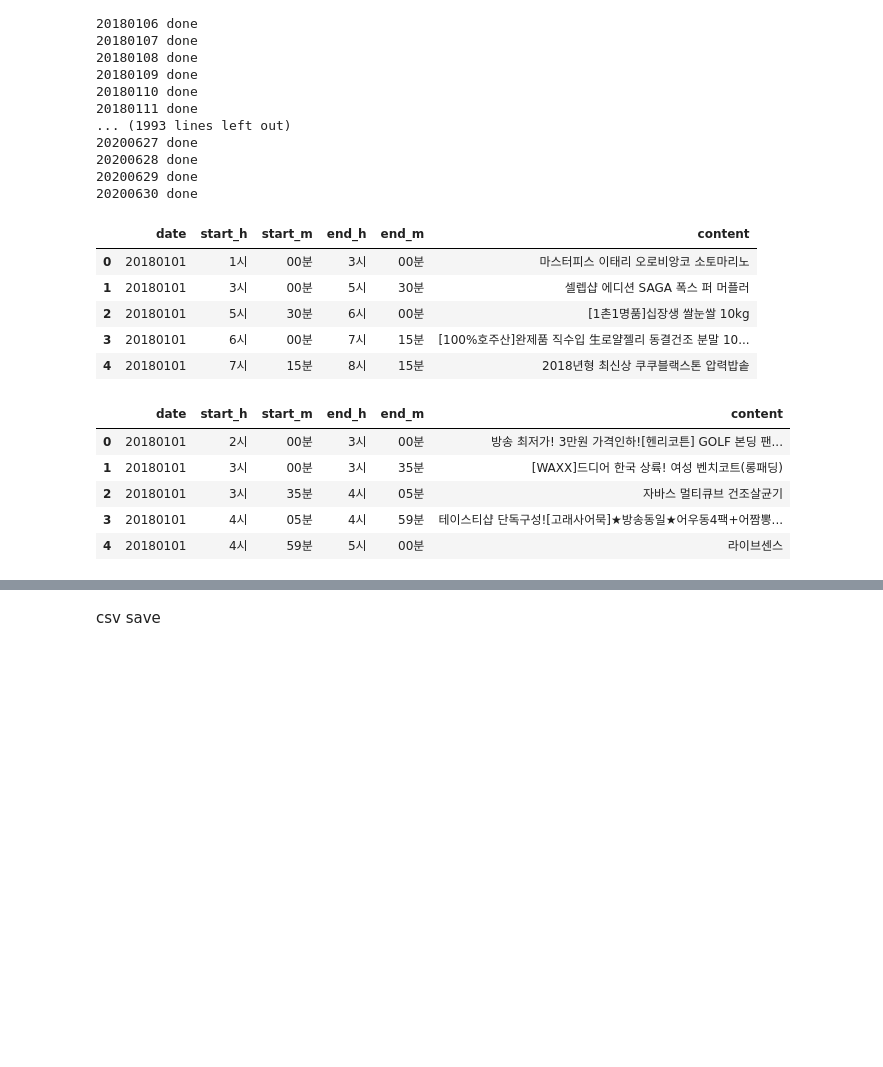
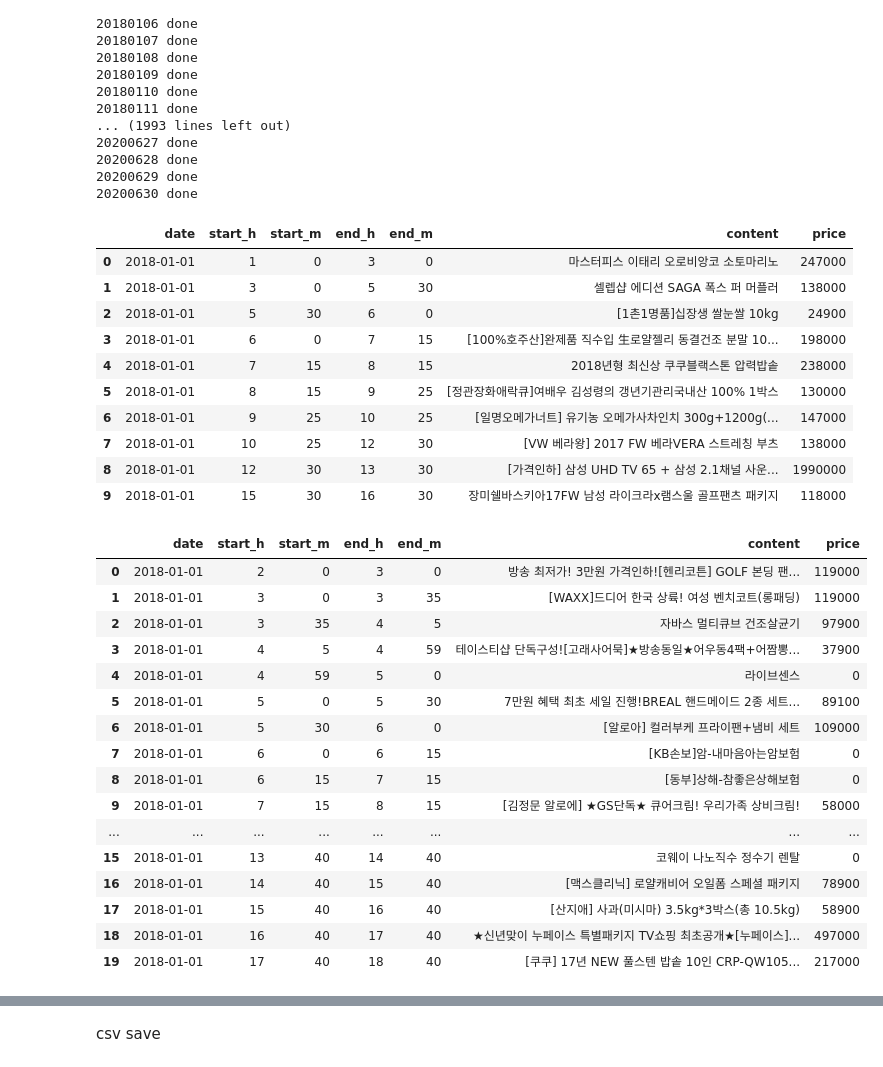
Before and after one commit to bombom93/bigcontest, a Jupyter notebook: bomi/편성_크롤링_from_180101_to_200630_cj_gs.ipynb, the cells around one changed output, grey strips where cells are left out. Cells and saved outputs as stored; diff of their text form; code cells hidden in the pictures; blank space fills up the shorter version.

```diff
--- a/bomi/편성_크롤링_from_180101_to_200630_cj_gs.ipynb
+++ b/bomi/편성_크롤링_from_180101_to_200630_cj_gs.ipynb
@@ -12,6 +12,7 @@ def program_crawler(start,end,company):
     dt_list=dt_index.strftime('%Y%m%d').tolist()
     title_list = []
     time_list = []
+    price_list= []
     print(dt_list)
     for dt in dt_list:
 
@@ -19,7 +20,7 @@ def program_crawler(start,end,company):
         params = {'date' : dt}
 
         resp = requests.get(url,params=params)
-        soup = BeautifulSoup(resp.content)
+        soup = BeautifulSoup(resp.content,'lxml')
 
         real_soup = soup.find_all('div',class_=company) #homeshopping과 t-commerce 둘다 (잘 모르겠지만 tag 상 나뉘어 있음)
 
@@ -28,6 +29,13 @@ def program_crawler(start,end,company):
             title = title_tag.text.strip('\n').strip(' ').rstrip(' ').rstrip('\n')
             title_list.append(title)
 
+            price_tag=real_soup[s].find('span',class_='strong font-17 c-black')
+            if price_tag !=None:
+                price=price_tag.text
+                price_list.append(price)
+            else:
+                price_list.append('0원')
+
             time_tag = real_soup[s].find('span',class_ = 'font-12 c-midgray')
             time = time_tag.text.strip('\n').strip(' ').rstrip(' ').rstrip('\n')
             time = ''.join(time.split('\n'))
@@ -35,19 +43,27 @@ def program_crawler(start,end,company):
             time_list.append(time)
         print(dt,'done') #확인용
 
-    df = pd.DataFrame({'time':time_list,
-                   'content':title_list})
+    df = pd.DataFrame({'time':time_list,'price':price_list,'content':title_list})
 
     split = df.time.str.split(' ')
     split = split.apply(lambda x:pd.Series(x))
 
     df['date'] = split.iloc[:,0] #날짜
     df['start_h'] = split.iloc[:,1] #시작시간
+    df['start_h'] = df['start_h'].apply(lambda x: re.sub('[시]','',x))
     df['start_m'] = split.iloc[:,2] #시작 분
+    df['start_m'] = df['start_m'].apply(lambda x: re.sub('[분]','',x))
     df['end_h'] = split.iloc[:,-2]  #종료시간
+    df['end_h'] = df['end_h'].apply(lambda x: re.sub('[시]','',x))
     df['end_m'] = split.iloc[:,-1]  #종료 분
+    df['end_m'] = df['end_m'].apply(lambda x: re.sub('[분]','',x))
+    df['price'] = df['price'].apply(lambda x: re.sub('[원]','',x))
+    df['price'] = df['price'].apply(lambda x: re.sub(',','',x))
     del df['time'] #합쳐진 column 삭제
 
-    df = df[['date', 'start_h', 'start_m', 'end_h', 'end_m','content']] #순서 변경
+    df[['start_h','start_m','end_h','end_m','price']] = df[['start_h','start_m','end_h','end_m','price']].apply(pd.to_numeric)
+    df['date'] = df['date'].apply(pd.to_datetime)
+
+    df = df[['date', 'start_h', 'start_m', 'end_h', 'end_m','content','price']] #순서 변경
 
     return df
@@ -74,21 +143,37 @@ nsmallplus=program_crawler('20200101','20200630','nsmallplus')
 20200629 done
 20200630 done
 # %%
-cjmall.head()
+cjmall.head(10)
 # %% [output]
-|  | date | start_h | start_m | end_h | end_m | content |
-| 0 | 20180101 | 1시 | 00분 | 3시 | 00분 | 마스터피스 이태리 오로비앙코 소토마리노 |
-| 1 | 20180101 | 3시 | 00분 | 5시 | 30분 | 셀렙샵 에디션 SAGA 폭스 퍼 머플러 |
-| 2 | 20180101 | 5시 | 30분 | 6시 | 00분 | [1촌1명품]십장생 쌀눈쌀 10kg |
-| 3 | 20180101 | 6시 | 00분 | 7시 | 15분 | [100%호주산]완제품 직수입 生로얄젤리 동결건조 분말 10... |
-| 4 | 20180101 | 7시 | 15분 | 8시 | 15분 | 2018년형 최신상 쿠쿠블랙스톤 압력밥솥 |
+|  | date | start_h | start_m | end_h | end_m | content | price |
+| 0 | 2018-01-01 | 1 | 0 | 3 | 0 | 마스터피스 이태리 오로비앙코 소토마리노 | 247000 |
+| 1 | 2018-01-01 | 3 | 0 | 5 | 30 | 셀렙샵 에디션 SAGA 폭스 퍼 머플러 | 138000 |
+| 2 | 2018-01-01 | 5 | 30 | 6 | 0 | [1촌1명품]십장생 쌀눈쌀 10kg | 24900 |
+| 3 | 2018-01-01 | 6 | 0 | 7 | 15 | [100%호주산]완제품 직수입 生로얄젤리 동결건조 분말 10... | 198000 |
+| 4 | 2018-01-01 | 7 | 15 | 8 | 15 | 2018년형 최신상 쿠쿠블랙스톤 압력밥솥 | 238000 |
+| 5 | 2018-01-01 | 8 | 15 | 9 | 25 | [정관장화애락큐]여배우 김성령의 갱년기관리국내산 100% 1박스 | 130000 |
+| 6 | 2018-01-01 | 9 | 25 | 10 | 25 | [일명오메가너트] 유기농 오메가사차인치 300g+1200g(... | 147000 |
+| 7 | 2018-01-01 | 10 | 25 | 12 | 30 | [VW 베라왕] 2017 FW 베라VERA 스트레칭 부츠 | 138000 |
+| 8 | 2018-01-01 | 12 | 30 | 13 | 30 | [가격인하] 삼성 UHD TV 65 + 삼성 2.1채널 사운... | 1990000 |
+| 9 | 2018-01-01 | 15 | 30 | 16 | 30 | 장미쉘바스키아17FW 남성 라이크라x램스울 골프팬츠 패키지 | 118000 |
 # %%
-gsshop.head()
+gsshop.head(20)
 # %% [output]
-|  | date | start_h | start_m | end_h | end_m | content |
-| 0 | 20180101 | 2시 | 00분 | 3시 | 00분 | 방송 최저가! 3만원 가격인하![헨리코튼] GOLF 본딩 팬... |
-| 1 | 20180101 | 3시 | 00분 | 3시 | 35분 | [WAXX]드디어 한국 상륙! 여성 벤치코트(롱패딩) |
-| 2 | 20180101 | 3시 | 35분 | 4시 | 05분 | 자바스 멀티큐브 건조살균기 |
-| 3 | 20180101 | 4시 | 05분 | 4시 | 59분 | 테이스티샵 단독구성![고래사어묵]★방송동일★어우동4팩+어짬뽕... |
-| 4 | 20180101 | 4시 | 59분 | 5시 | 00분 | 라이브센스 |
+|  | date | start_h | start_m | end_h | end_m | content | price |
+| 0 | 2018-01-01 | 2 | 0 | 3 | 0 | 방송 최저가! 3만원 가격인하![헨리코튼] GOLF 본딩 팬... | 119000 |
+| 1 | 2018-01-01 | 3 | 0 | 3 | 35 | [WAXX]드디어 한국 상륙! 여성 벤치코트(롱패딩) | 119000 |
+| 2 | 2018-01-01 | 3 | 35 | 4 | 5 | 자바스 멀티큐브 건조살균기 | 97900 |
+| 3 | 2018-01-01 | 4 | 5 | 4 | 59 | 테이스티샵 단독구성![고래사어묵]★방송동일★어우동4팩+어짬뽕... | 37900 |
+| 4 | 2018-01-01 | 4 | 59 | 5 | 0 | 라이브센스 | 0 |
+| 5 | 2018-01-01 | 5 | 0 | 5 | 30 | 7만원 혜택 최초 세일 진행!BREAL 핸드메이드 2종 세트... | 89100 |
+| 6 | 2018-01-01 | 5 | 30 | 6 | 0 | [알로아] 컬러부케 프라이팬+냄비 세트 | 109000 |
+| 7 | 2018-01-01 | 6 | 0 | 6 | 15 | [KB손보]암-내마음아는암보험 | 0 |
+| 8 | 2018-01-01 | 6 | 15 | 7 | 15 | [동부]상해-참좋은상해보험 | 0 |
+| 9 | 2018-01-01 | 7 | 15 | 8 | 15 | [김정문 알로에] ★GS단독★ 큐어크림! 우리가족 상비크림! | 58000 |
+| ... | ... | ... | ... | ... | ... | ... | ... |
+| 15 | 2018-01-01 | 13 | 40 | 14 | 40 | 코웨이 나노직수 정수기 렌탈 | 0 |
+| 16 | 2018-01-01 | 14 | 40 | 15 | 40 | [맥스클리닉] 로얄캐비어 오일폼 스페셜 패키지 | 78900 |
+| 17 | 2018-01-01 | 15 | 40 | 16 | 40 | [산지애] 사과(미시마) 3.5kg*3박스(총 10.5kg) | 58900 |
+| 18 | 2018-01-01 | 16 | 40 | 17 | 40 | ★신년맞이 누페이스 특별패키지 TV쇼핑 최초공개★[누페이스]... | 497000 |
+| 19 | 2018-01-01 | 17 | 40 | 18 | 40 | [쿠쿠] 17년 NEW 풀스텐 밥솥 10인 CRP-QW105... | 217000 |
 # %%
```
Also changed, not shown: parts of 8 cells of this notebook, 8 other files.
